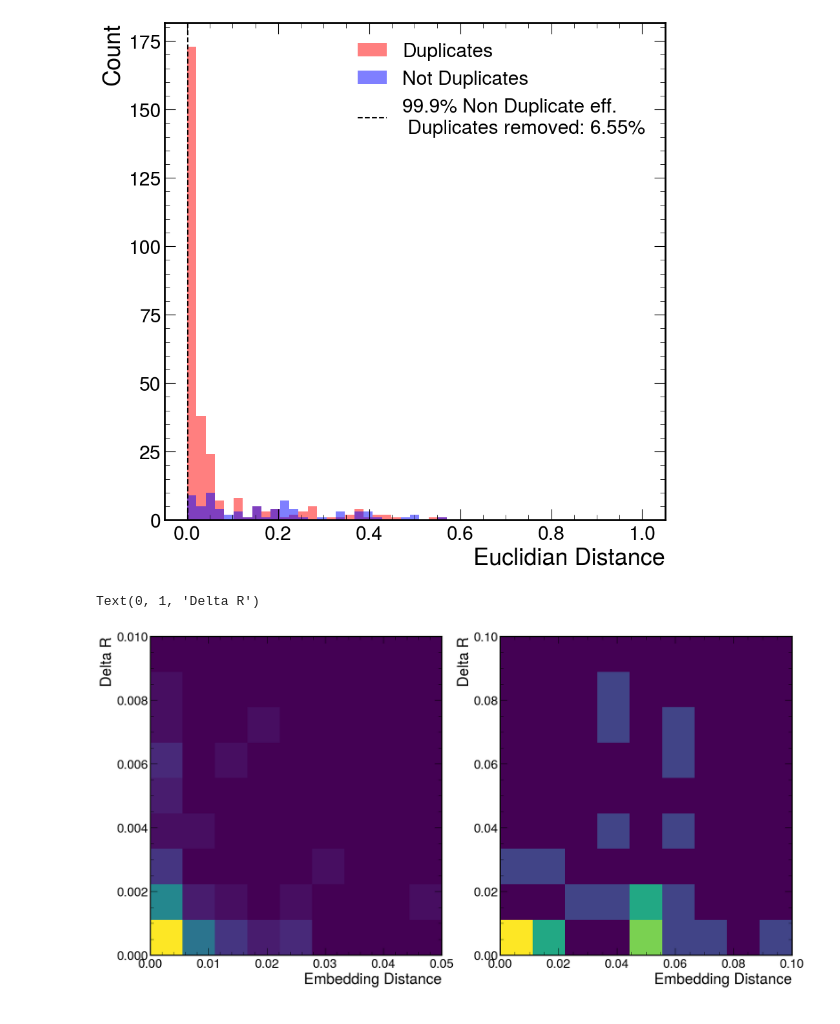
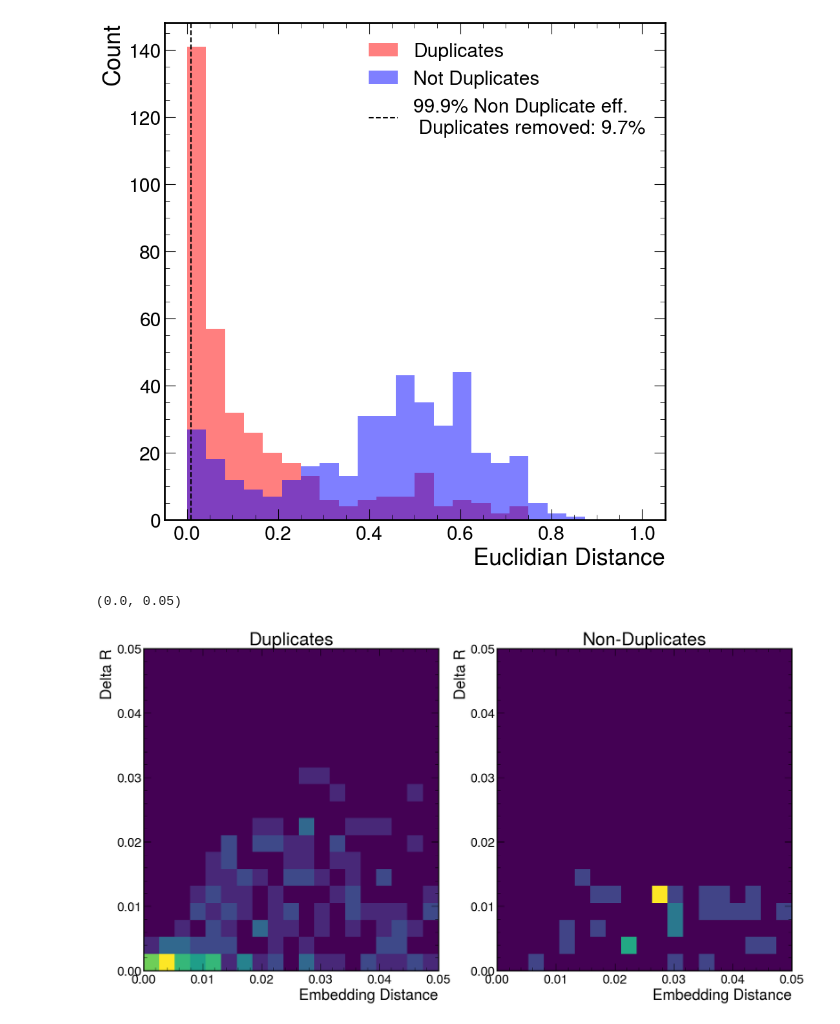
Before and after one commit to aashayarora/lst-dup-removal, a Jupyter notebook: validation/validation.ipynb, the cells around one changed output. Cells and saved outputs as stored; diff of their text form; code cells hidden in the pictures.

```diff
--- a/validation/validation.ipynb
+++ b/validation/validation.ipynb
@@ -35,7 +35,7 @@ Loading model: ../output/model_50.pt
 <All keys matched successfully>
 # %%
 dataset = GraphDataset(input_path="../data/relval/", regex="*.pt")
-dataloader = DataLoader(dataset, batch_size=1)
+dataloader = DataLoader(dataset, batch_size=1, shuffle=True)
 # %%
 for graph in dataloader:
     print(graph)
@@ -155,8 +154,8 @@ ax.legend()
 # %%
 distances_dups = (torch.sqrt(torch.sum((embedding_orig[0] - embedding_orig[1]) ** 2, dim=-1))[labels_orig == 1]).detach().numpy()
 distances_nodups = (torch.sqrt(torch.sum((embedding_orig[0] - embedding_orig[1]) ** 2, dim=-1))[labels_orig == 0]).detach().numpy()
-plt.hist(distances_dups, bins=np.linspace(0, 1, 50), alpha=0.5, label="Duplicates", color="red")
-plt.hist(distances_nodups, bins=np.linspace(0, 1, 50), alpha=0.5, label="Not Duplicates", color="blue")
+plt.hist(distances_dups, bins=np.linspace(0, 1, 25), alpha=0.5, label="Duplicates", color="red")
+plt.hist(distances_nodups, bins=np.linspace(0, 1, 25), alpha=0.5, label="Not Duplicates", color="blue")
 threshold = np.percentile(distances_nodups, 0.1)
 plt.axvline(threshold, color="black", linestyle="--", label=f"99.9% Non Duplicate eff. \n Duplicates removed: {np.round(np.sum(distances_dups < threshold) / len(distances_dups) * 100, 2)}%")
 
@@ -165,21 +164,31 @@ plt.ylabel("Count")
 plt.legend()
 plt.show()
 # %% [output]
-[figure, old version]
+[figure, new version]
 # %%
 fig, ax = plt.subplots(1, 2, figsize=(20, 10))
 
 embedding_dists_dups = torch.sqrt(torch.sum((embedding_orig[0] - embedding_orig[1]) ** 2, dim=-1))[labels_orig == 1]
 embedding_dists_nodups = torch.sqrt(torch.sum((embedding_orig[0] - embedding_orig[1]) ** 2, dim=-1))[labels_orig == 0]
 
+x_low, x_high = 0, 0.05
+y_low, y_high = 0, 0.05
+n_bins = 20
+
 # make 2d histogram of embedding_dists vs deltars
-ax[0].hist2d(embedding_dists_dups.detach().numpy(), deltars[labels_orig == 1], bins=(np.linspace(0, 0.05, 10), np.linspace(0, 0.01, 10)), )
+ax[0].hist2d(embedding_dists_dups.detach().numpy(), deltars[labels_orig == 1], bins=(np.linspace(x_low, x_high, n_bins), np.linspace(y_low, y_high, n_bins)), )
 ax[0].set_xlabel('Embedding Distance')
 ax[0].set_ylabel('Delta R')
+ax[0].set_title('Duplicates')
+ax[0].set_xlim(x_low, x_high)
+ax[0].set_ylim(y_low, y_high)
 
-ax[1].hist2d(embedding_dists_nodups.detach().numpy(), deltars[labels_orig == 0], bins=(np.linspace(0, 0.1, 10), np.linspace(0, 0.1, 10)), )
+ax[1].hist2d(embedding_dists_nodups.detach().numpy(), deltars[labels_orig == 0], bins=(np.linspace(x_low, x_high, n_bins), np.linspace(y_low, y_high, n_bins)), )
 ax[1].set_xlabel('Embedding Distance')
 ax[1].set_ylabel('Delta R')
+ax[1].set_title('Non-Duplicates')
+ax[1].set_xlim(x_low, x_high)
+ax[1].set_ylim(y_low, y_high)
 # %% [output]
-Text(0, 1, 'Delta R')
+(0.0, 0.05)
-[figure, old version]
+[figure, new version]
```
Also changed, not shown: parts of 6 cells of this notebook, 4 other files.
